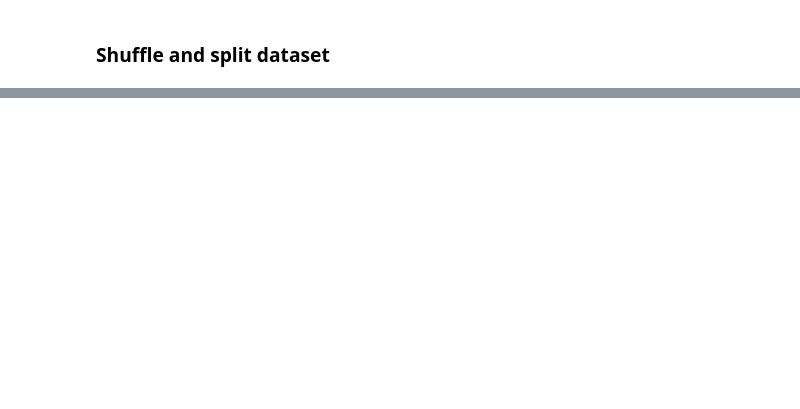
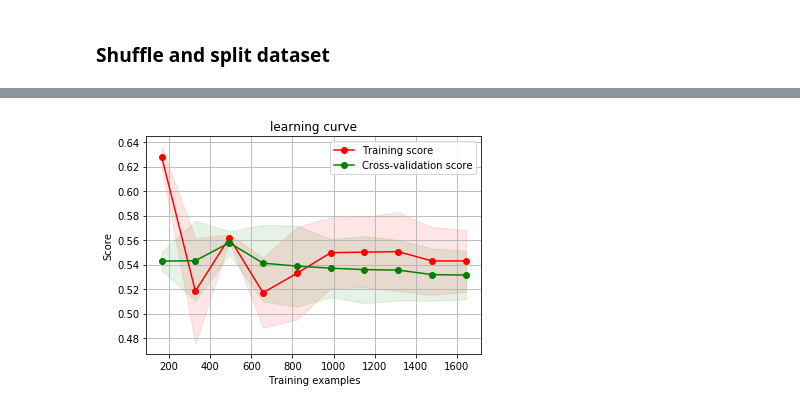
Before and after one commit to kitsiosk/thesis-attention, a Jupyter notebook: head_pose_multiple.ipynb, the cells around one changed output, grey strips where cells are left out. Drawn from its saved outputs; the diff is of its cells as text; code cells hidden in the pictures; blank space fills up the shorter version.

```diff
--- a/head_pose_multiple.ipynb
+++ b/head_pose_multiple.ipynb
@@ -218,0 +291,3 @@ ax.scatter3D(X[26:, 3], X[26:, 4], X[26:, 5], marker='x')
+# %%
+plot_learning_curve(lr_classifier, 'learning curve', X_train, y_train)
+# %% [output]
@@ -218,0 +295 @@ ax.scatter3D(X[26:, 3], X[26:, 4], X[26:, 5], marker='x')
+[figure, added]
```
Also changed, not shown: parts of 53 cells of this notebook.
